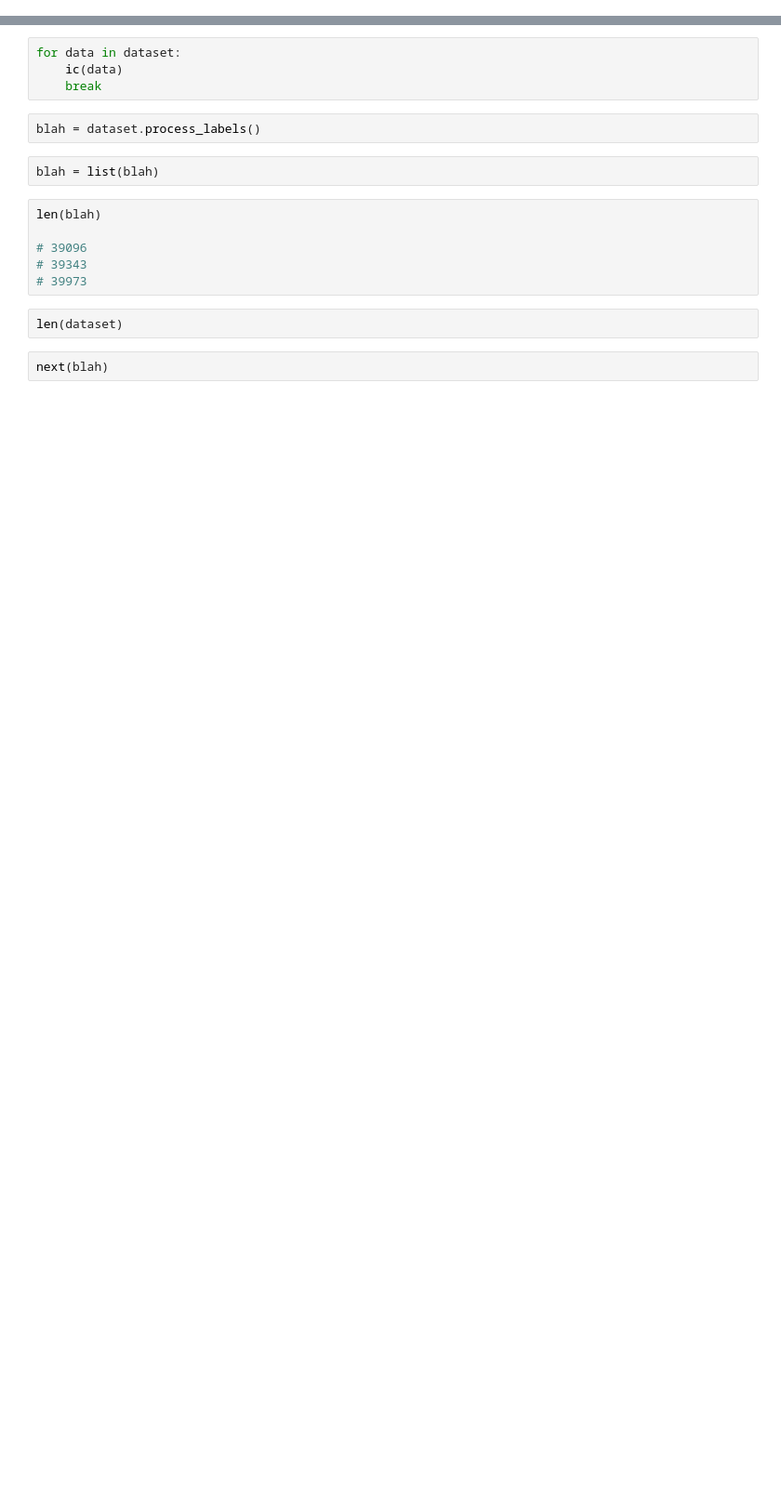
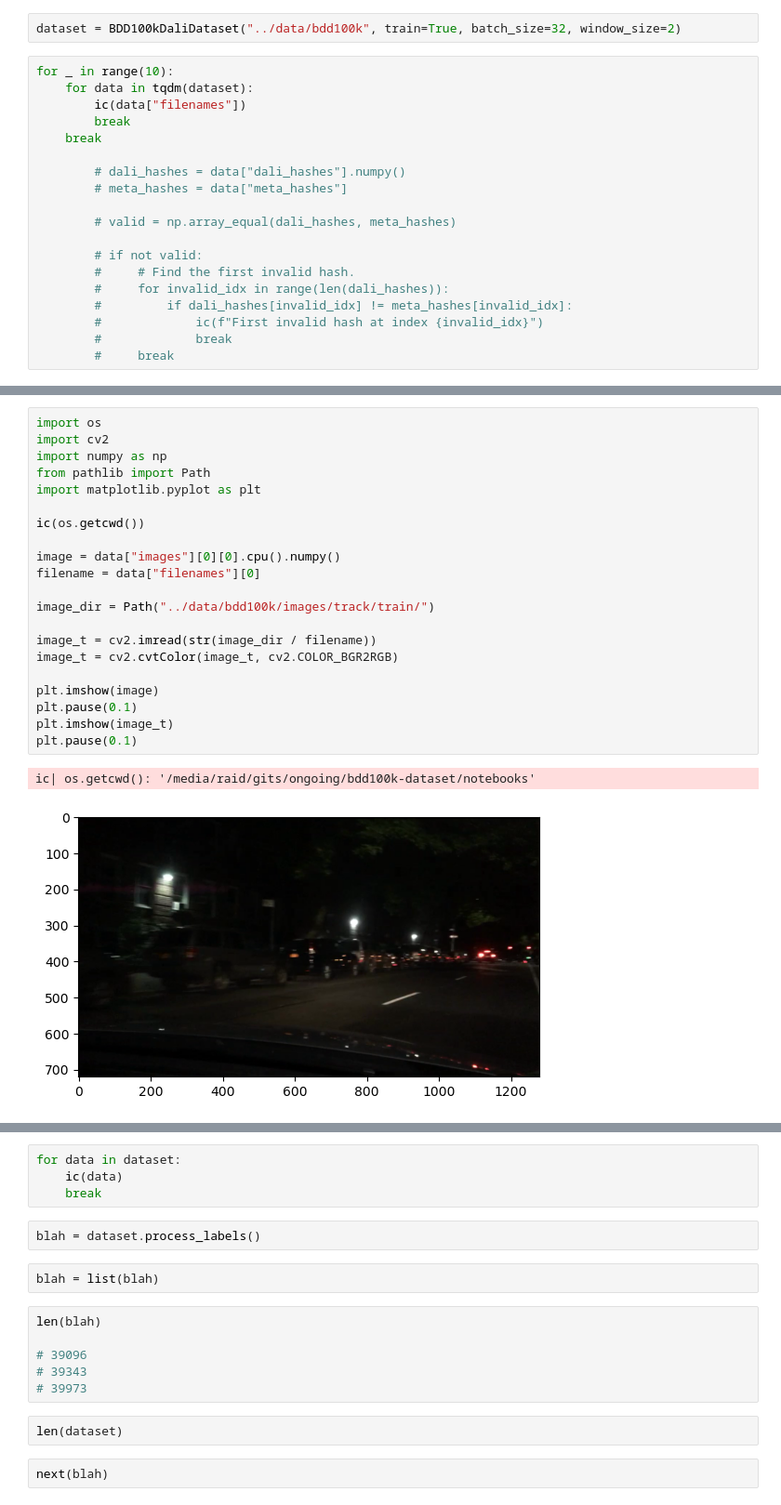
Before and after one commit to thisistejaspandey/bdd100k-dataset, a Jupyter notebook: notebooks/test_dali_dataset.ipynb, the cells around one changed output, grey strips where cells are left out. Shown at 93% size. Saved outputs shown, nothing was run; the diff lists cells and outputs as text; blank space fills up the shorter version.

```diff
--- a/notebooks/test_dali_dataset.ipynb
+++ b/notebooks/test_dali_dataset.ipynb
@@ -16,0 +6,21 @@ for data in dataset:
+# %%
+dataset = BDD100kDaliDataset("../data/bdd100k", train=True, batch_size=32, window_size=2)
+# %%
+for _ in range(10):
+    for data in tqdm(dataset):
+        ic(data["filenames"])
+        break
+    break
+
+        # dali_hashes = data["dali_hashes"].numpy()
+        # meta_hashes = data["meta_hashes"]
+
+        # valid = np.array_equal(dali_hashes, meta_hashes)
+
+        # if not valid:
+        #     # Find the first invalid hash.
+        #     for invalid_idx in range(len(dali_hashes)):
+        #         if dali_hashes[invalid_idx] != meta_hashes[invalid_idx]:
+        #             ic(f"First invalid hash at index {invalid_idx}")
+        #             break
+        #     break
@@ -16,0 +45,24 @@ for data in dataset:
+# %%
+import os
+import cv2
+import numpy as np
+from pathlib import Path
+import matplotlib.pyplot as plt
+
+ic(os.getcwd())
+
+image = data["images"][0][0].cpu().numpy()
+filename = data["filenames"][0]
+
+image_dir = Path("../data/bdd100k/images/track/train/")
+
+image_t = cv2.imread(str(image_dir / filename))
+image_t = cv2.cvtColor(image_t, cv2.COLOR_BGR2RGB)
+
+plt.imshow(image)
+plt.pause(0.1)
+plt.imshow(image_t)
+plt.pause(0.1)
+# %% [output]
+ic| os.getcwd(): '/media/raid/gits/ongoing/bdd100k-dataset/notebooks'
+[figure, added]
```
Also changed, not shown: parts of 13 cells of this notebook, 8 other files.
